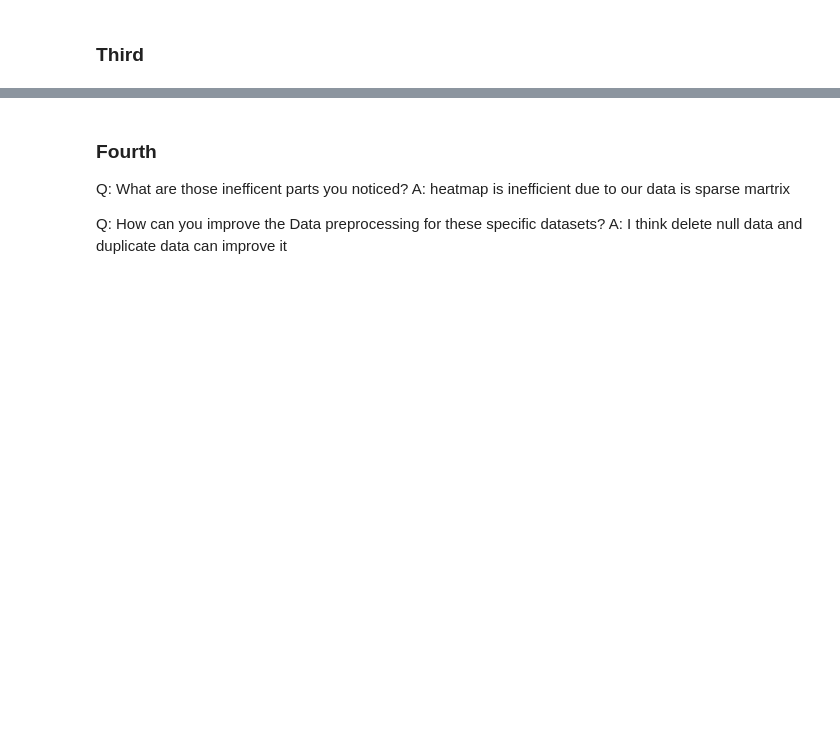
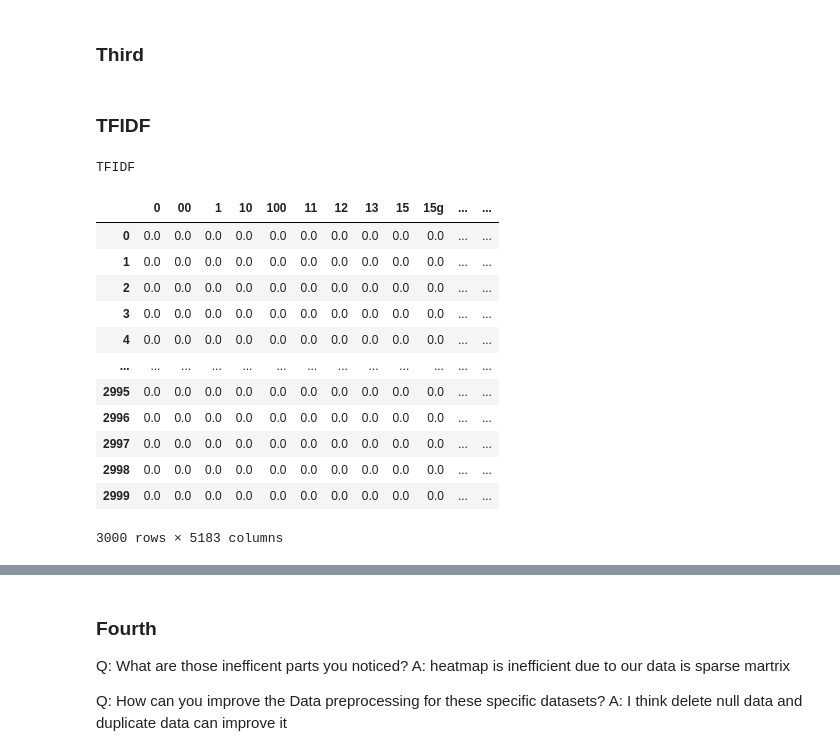
Before and after one commit to kant963963/DM2020-Lab1-Homework1, a Jupyter notebook: DM2020-Lab1-Homework.ipynb, the cells around one changed output, grey strips where cells are left out. Drawn from its saved outputs; the diff is of its cells as text; code cells hidden in the pictures; blank space fills up the shorter version.

```diff
--- a/DM2020-Lab1-Homework.ipynb
+++ b/DM2020-Lab1-Homework.ipynb
@@ -947,3 +947,5 @@ print(datasets[0:9])
 8     0    [Needless, to, say, ,, I, wasted, my, money, .]    [1, 0, 0]
 # %% [markdown]
 ### Third
+# %% [markdown]
+###  TFIDF
@@ -949,0 +956,21 @@ print(datasets[0:9])
+# %%
+vectorizer = TfidfVectorizer(sublinear_tf=False, stop_words=None, token_pattern="(?u)\\b\\w+\\b", smooth_idf=True, norm='l2')
+tfidf = vectorizer.fit_transform(datasets.sentence)
+df_tfidf = pd.DataFrame(tfidf.toarray(),columns=vectorizer.get_feature_names())
+print("TFIDF")
+df_tfidf
+# %% [output]
+TFIDF
+|  | 0 | 00 | 1 | 10 | 100 | 11 | 12 | 13 | 15 | 15g | ... | ... |
+| 0 | 0.0 | 0.0 | 0.0 | 0.0 | 0.0 | 0.0 | 0.0 | 0.0 | 0.0 | 0.0 | ... | ... |
+| 1 | 0.0 | 0.0 | 0.0 | 0.0 | 0.0 | 0.0 | 0.0 | 0.0 | 0.0 | 0.0 | ... | ... |
+| 2 | 0.0 | 0.0 | 0.0 | 0.0 | 0.0 | 0.0 | 0.0 | 0.0 | 0.0 | 0.0 | ... | ... |
+| 3 | 0.0 | 0.0 | 0.0 | 0.0 | 0.0 | 0.0 | 0.0 | 0.0 | 0.0 | 0.0 | ... | ... |
+| 4 | 0.0 | 0.0 | 0.0 | 0.0 | 0.0 | 0.0 | 0.0 | 0.0 | 0.0 | 0.0 | ... | ... |
+| ... | ... | ... | ... | ... | ... | ... | ... | ... | ... | ... | ... | ... |
+| 2995 | 0.0 | 0.0 | 0.0 | 0.0 | 0.0 | 0.0 | 0.0 | 0.0 | 0.0 | 0.0 | ... | ... |
+| 2996 | 0.0 | 0.0 | 0.0 | 0.0 | 0.0 | 0.0 | 0.0 | 0.0 | 0.0 | 0.0 | ... | ... |
+| 2997 | 0.0 | 0.0 | 0.0 | 0.0 | 0.0 | 0.0 | 0.0 | 0.0 | 0.0 | 0.0 | ... | ... |
+| 2998 | 0.0 | 0.0 | 0.0 | 0.0 | 0.0 | 0.0 | 0.0 | 0.0 | 0.0 | 0.0 | ... | ... |
+| 2999 | 0.0 | 0.0 | 0.0 | 0.0 | 0.0 | 0.0 | 0.0 | 0.0 | 0.0 | 0.0 | ... | ... |
+3000 rows × 5183 columns
```
Also changed, not shown: parts of 10 cells of this notebook, 1 other file.
